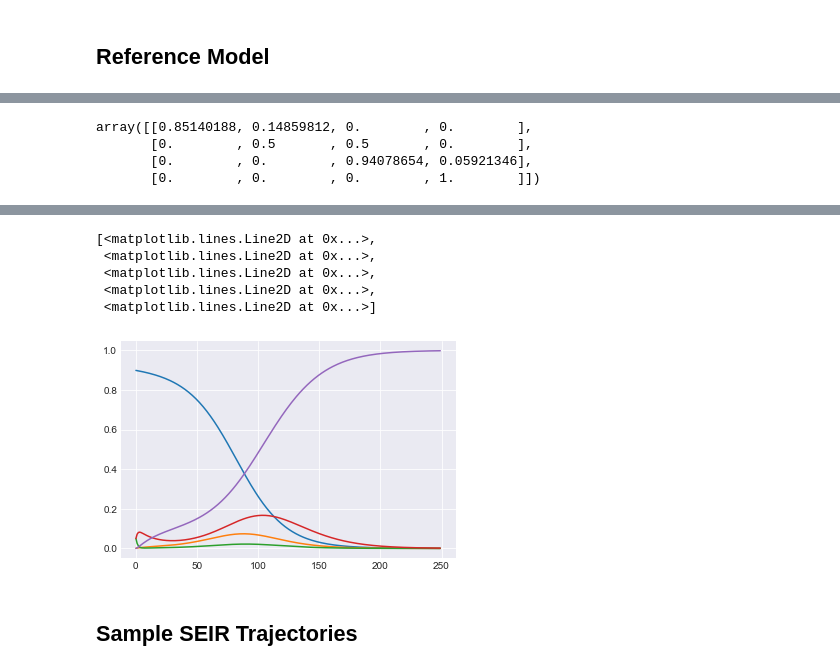
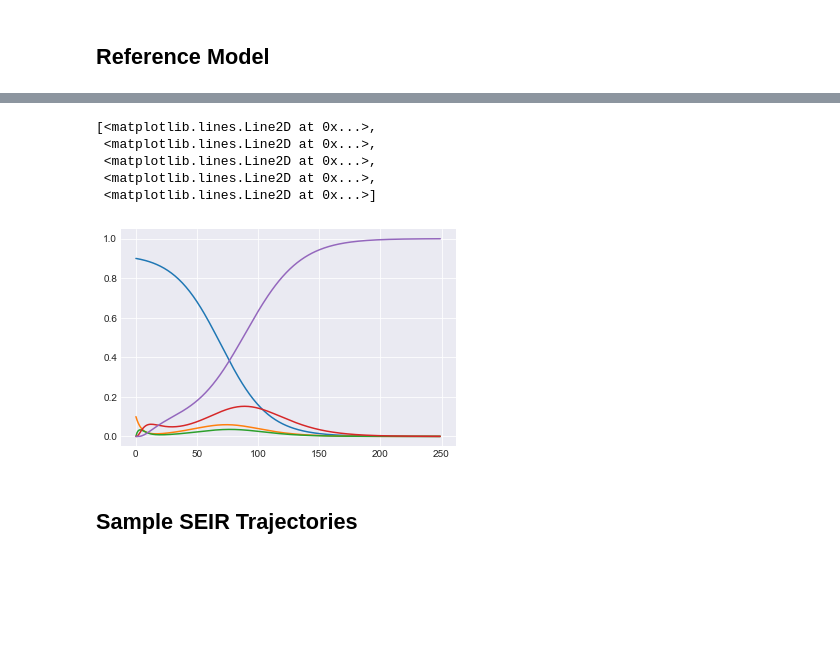
Before and after one commit to ur-whitelab/py0, a Jupyter notebook: examples/Traj_Matching.ipynb, the cells around one changed output, grey strips where cells are left out. Cells and saved outputs as stored; diff of their text form; code cells hidden in the pictures; blank space fills up the shorter version.

```diff
--- a/examples/Traj_Matching.ipynb
+++ b/examples/Traj_Matching.ipynb
@@ -26,24 +26,17 @@ R, np.sum(R, axis=1)
 compartments = ['E', 'A', 'I', 'R']
 infections_compartments = [1,2]
 C = len(compartments)
-tmat = maxentep.TransitionMatrix(1.0, compartments)
-tmat.add_norm_dist('E', 'A', 5, 2)
-tmat.add_norm_dist('A', 'I', 3, 2)
-tmat.add_norm_dist('I', 'R', 14, 4)
-T = tmat.sample(1)[0]
-T
+tmat = maxentep.TransitionMatrix(compartments, infections_compartments)
+tmat.add_transition('E', 'A', 5, 2)
+tmat.add_transition('A', 'I', 3, 2)
+tmat.add_transition('I', 'R', 14, 4)
-# %% [output]
-array([[0.85140188, 0.14859812, 0.        , 0.        ],
-       [0.        , 0.5       , 0.5       , 0.        ],
-       [0.        , 0.        , 0.94078654, 0.05921346],
-       [0.        , 0.        , 0.        , 1.        ]])
 # %%
 start = np.zeros((M, C))
-start[0, 1] = 0.1
+start[0, 0] = 0.1
 # %%
 infect = maxentep.contact_infection_func(infections_compartments)
 model = maxentep.MetaModel(infect, 250)
 # %%
-ref_traj = model(R, T, start, 0.1)[0]
+ref_traj = model(R, tmat.value, start, 0.1)[0]
 plt.plot(ref_traj[:,0])
 # %% [output]
@@ -51,13 +44,13 @@ WARNING:tensorflow:Layer meta_model is casting an input tensor from dtype float6
 
 If you intended to run this layer in float32, you can safely ignore this warning. If in doubt, this warning is likely only an issue if you are porting a TensorFlow 1.X model to TensorFlow 2.
 
 To change all layers to have dtype float64 by default, call `tf.keras.backend.set_floatx('float64')`. To change just this layer, pass dtype='float64' to the layer constructor. If you are the author of ...
 [<matplotlib.lines.Line2D at 0x...>,
  <matplotlib.lines.Line2D at 0x...>,
  <matplotlib.lines.Line2D at 0x...>,
  <matplotlib.lines.Line2D at 0x...>,
  <matplotlib.lines.Line2D at 0x...>]
-[figure, old version]
+[figure, new version]
 # %% [markdown]
 ## Sample SEIR Trajectories
 # %% [markdown]
```
Also changed, not shown: parts of 24 cells of this notebook, 7 other files.
